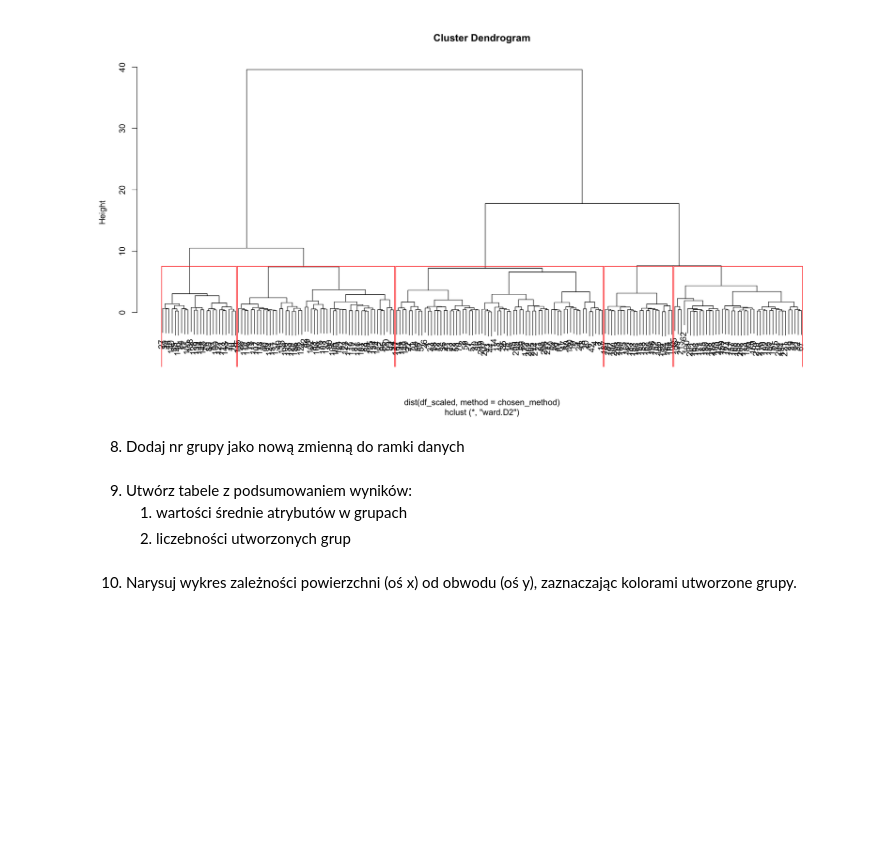
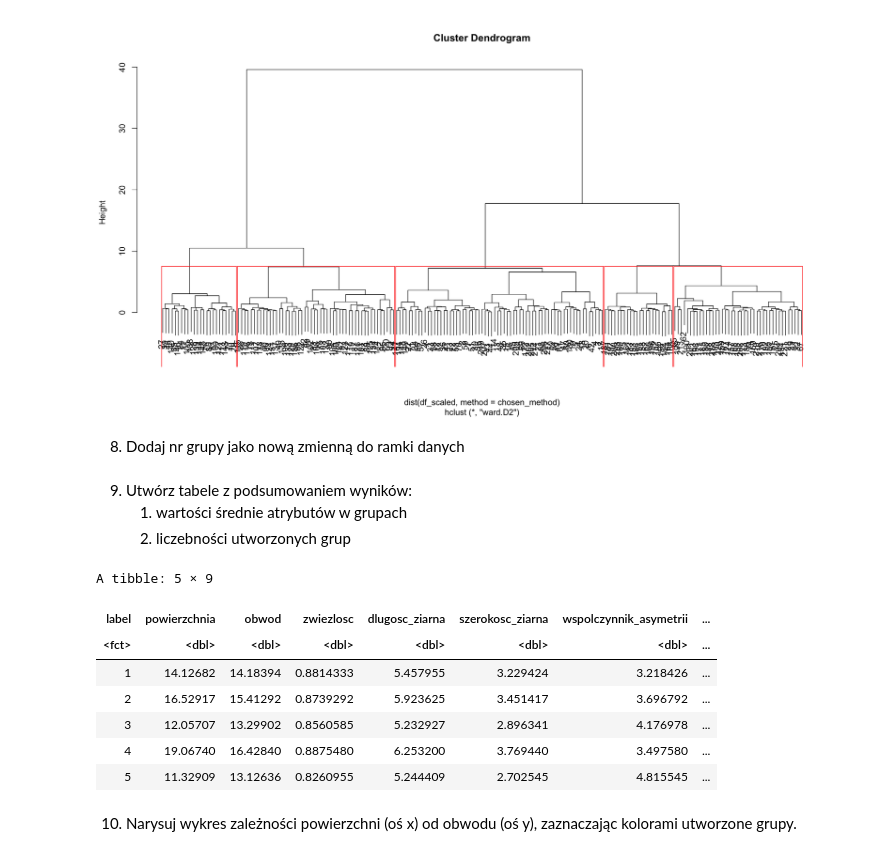
Before and after one commit to stawarzkrzysztof/uczenie_maszynowe_ifs2024, a Jupyter notebook: 18_12_2024/UM10_hierarchiczne.ipynb, the cells around one changed output. Saved outputs shown, nothing was run; the diff lists cells and outputs as text; code cells hidden in the pictures; blank space fills up the shorter version.

```diff
--- a/18_12_2024/UM10_hierarchiczne.ipynb
+++ b/18_12_2024/UM10_hierarchiczne.ipynb
@@ -138,5 +138,20 @@ df["label"] <- as.factor(clusters)
 9.  Utwórz tabele z podsumowaniem wyników:
     1.   wartości średnie atrybutów w grupach
     2.   liczebności utworzonych grup
+# %%
+options(jupyter.rich_display = TRUE)
+df %>%
+    group_by(label) %>%
+    summarise(across(everything(), mean),
+              count = n())
+# %% [output]
+A tibble: 5 × 9
+| label | powierzchnia | obwod | zwiezlosc | dlugosc_ziarna | szerokosc_ziarna | wspolczynnik_asymetrii | ... |
+| <fct> | <dbl> | <dbl> | <dbl> | <dbl> | <dbl> | <dbl> | ... |
+| 1 | 14.12682 | 14.18394 | 0.8814333 | 5.457955 | 3.229424 | 3.218426 | ... |
+| 2 | 16.52917 | 15.41292 | 0.8739292 | 5.923625 | 3.451417 | 3.696792 | ... |
+| 3 | 12.05707 | 13.29902 | 0.8560585 | 5.232927 | 2.896341 | 4.176978 | ... |
+| 4 | 19.06740 | 16.42840 | 0.8875480 | 6.253200 | 3.769440 | 3.497580 | ... |
+| 5 | 11.32909 | 13.12636 | 0.8260955 | 5.244409 | 2.702545 | 4.815545 | ... |
 # %% [markdown]
 10.  Narysuj wykres zależności powierzchni (oś x) od obwodu (oś y), zaznaczając kolorami utworzone grupy.
```
Also changed, not shown: parts of 1 cell of this notebook.
